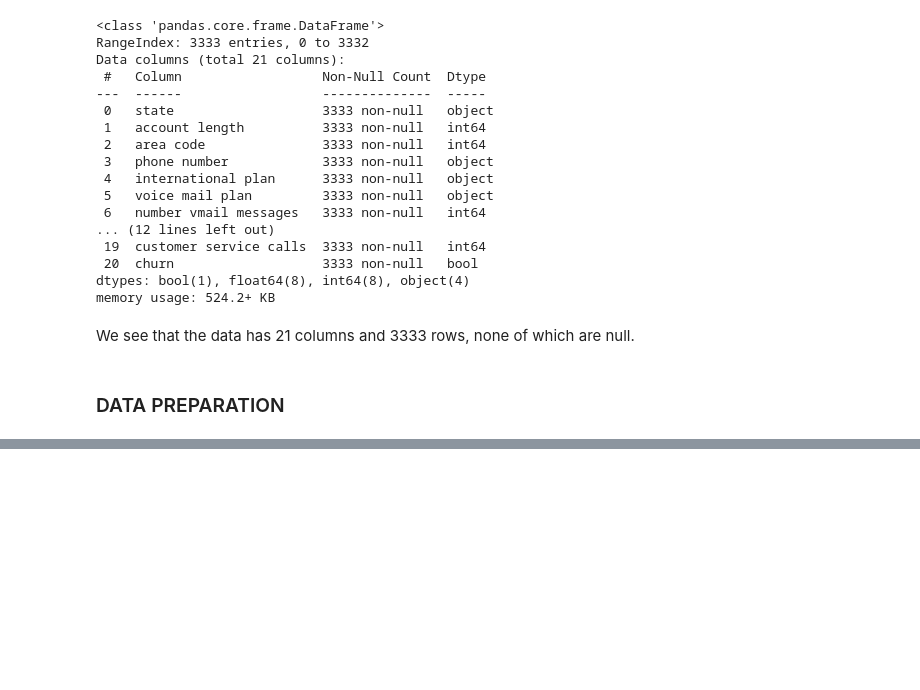
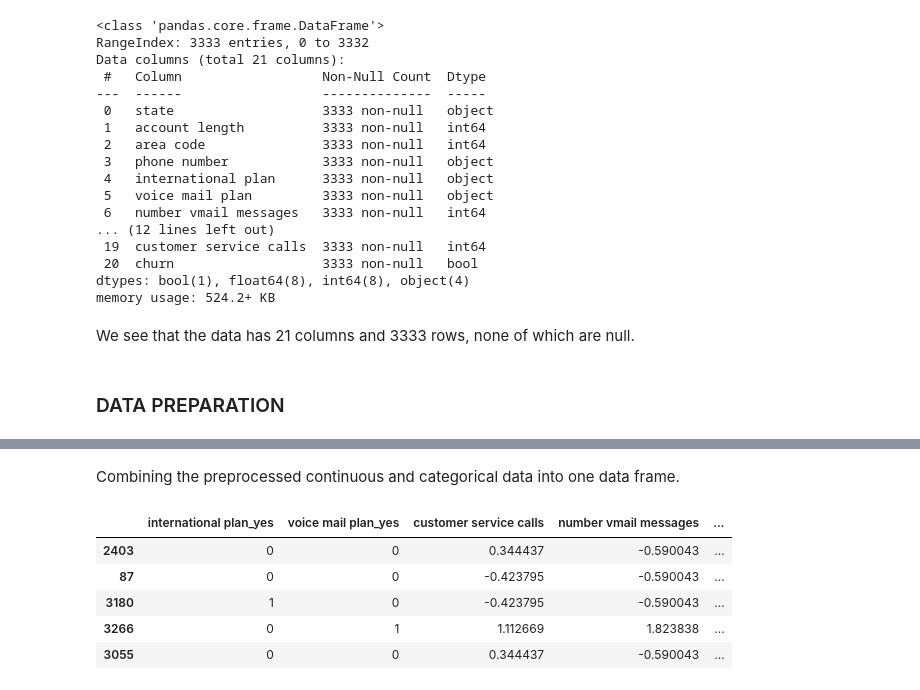
Before and after one commit to Collin9726/Predicting_Customer_Churn_At_SyriaTel, a Jupyter notebook: index.ipynb, the cells around one changed output, grey strips where cells are left out. Saved outputs shown, nothing was run; the diff lists cells and outputs as text; code cells hidden in the pictures; blank space fills up the shorter version.

```diff
--- a/index.ipynb
+++ b/index.ipynb
@@ -57,0 +179,7 @@ We see that the data has 21 columns and 3333 rows, none of which are null.
+# %%
+from sklearn.preprocessing import StandardScaler
+
+scaler = StandardScaler()
+scaler.fit(X_train_cont_df)
+X_train_cont_scaled = scaler.transform(X_train_cont_df)
+X_train_cont_scaled
@@ -57,0 +200,15 @@ We see that the data has 21 columns and 3333 rows, none of which are null.
+# %%
+X_train_cont_scaled_df = pd.DataFrame(
+    X_train_cont_scaled, index=X_train_cont_df.index, columns=X_train_cont_df.columns)
+# %% [markdown]
+Combining the preprocessed continuous and categorical data into one data frame.
+# %%
+X_train_preprocessed = pd.concat([X_train_cat_ohe, X_train_cont_scaled_df], axis=1)
+X_train_preprocessed.head()
+# %% [output]
+|  | international plan_yes | voice mail plan_yes | customer service calls | number vmail messages | ... |
+| 2403 | 0 | 0 | 0.344437 | -0.590043 | ... |
+| 87 | 0 | 0 | -0.423795 | -0.590043 | ... |
+| 3180 | 1 | 0 | -0.423795 | -0.590043 | ... |
+| 3266 | 0 | 1 | 1.112669 | 1.823838 | ... |
+| 3055 | 0 | 0 | 0.344437 | -0.590043 | ... |
```
Also changed, not shown: parts of 21 cells of this notebook.
